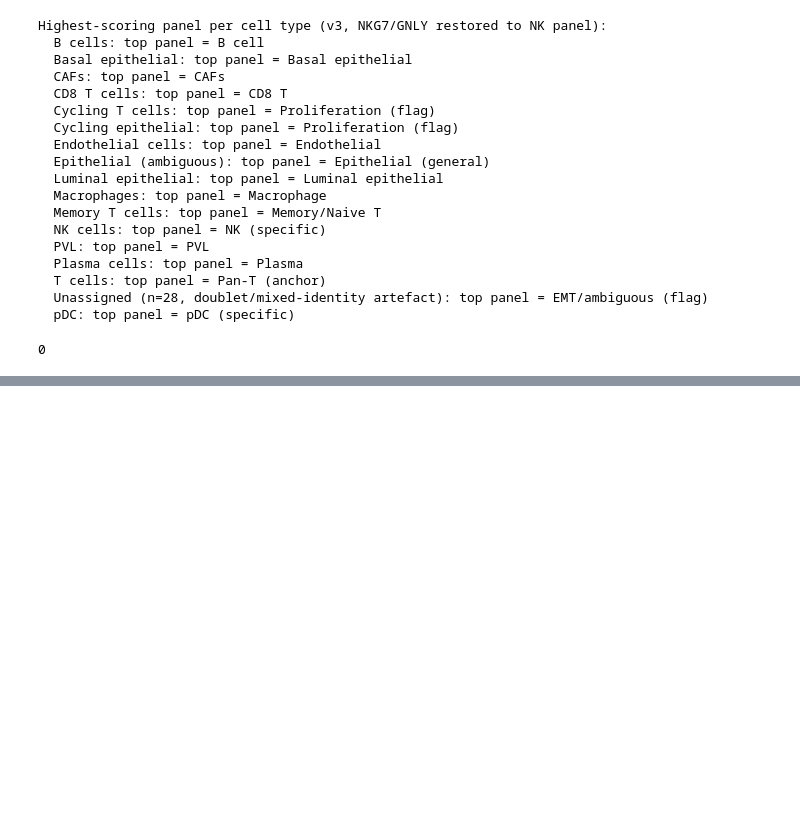
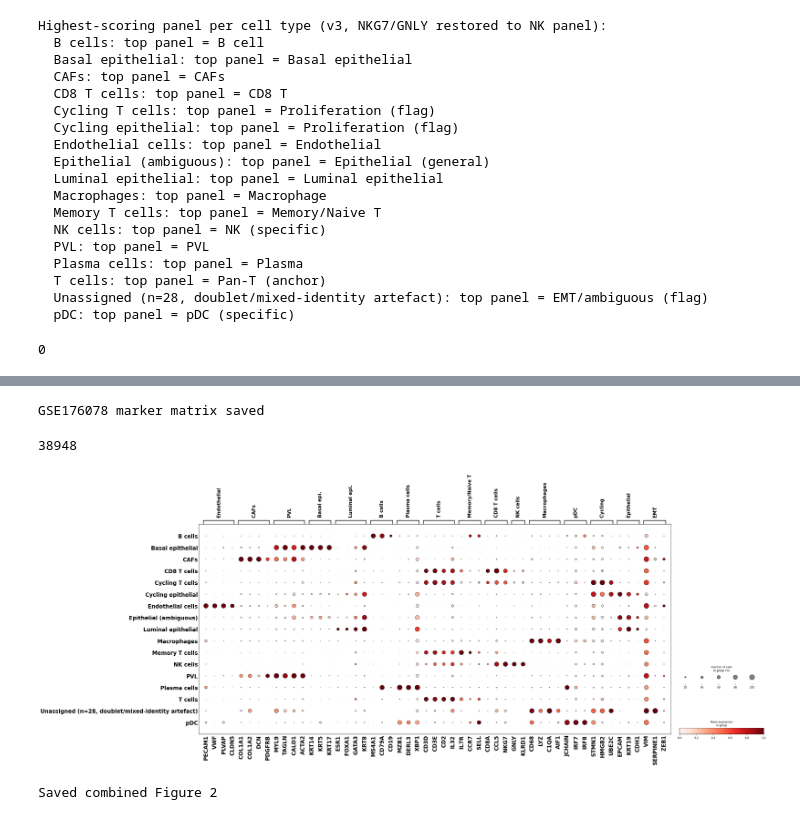
Before and after one commit to annamcstay/brca-scrnaseq-analysis, a Jupyter notebook: Notebooks/04_phase2_clustering_annotation_FINAL.ipynb, the cells around one changed output, grey strips where cells are left out. Saved outputs shown, nothing was run; the diff lists cells and outputs as text; code cells hidden in the pictures; blank space fills up the shorter version.

```diff
--- a/Notebooks/04_phase2_clustering_annotation_FINAL.ipynb
+++ b/Notebooks/04_phase2_clustering_annotation_FINAL.ipynb
@@ -1786,0 +1678,75 @@ GSE176078 marker matrix saved with visual category grouping
+# %%
+adata2 = sc.read_h5ad(PROCESSED_DIR / "GSE176078_phase2_v2_annotated_corrected.h5ad")
+
+canonical_markers_2 = {
+    "Endothelial": ["PECAM1", "VWF", "PLVAP", "CLDN5"],
+    "CAFs": ["COL1A1", "COL1A2", "DCN", "PDGFRB"],
+    "PVL": ["MYL9", "TAGLN", "CALD1", "ACTA2"],
+    "Basal epi.": ["KRT14", "KRT5", "KRT17"],
+    "Luminal epi.": ["ESR1", "FOXA1", "GATA3", "KRT8"],
+    "B cells": ["MS4A1", "CD79A", "CD19"],
+    "Plasma cells": ["MZB1", "DERL3", "XBP1"],
+    "T cells": ["CD3D", "CD3E", "CD2", "IL32"],
+    "Memory/Naive T": ["IL7R", "CCR7", "SELL"],
+    "CD8 T cells": ["CD8A", "CCL5", "NKG7"],
+    "NK cells": ["GNLY", "KLRD1"],
+    "Macrophages": ["CD68", "LYZ", "C1QA", "AIF1"],
+    "pDC": ["JCHAIN", "IRF7", "IRF8"],
+    "Cycling": ["STMN1", "HMGB2", "UBE2C"],
+    "Epithelial": ["EPCAM", "KRT19", "CDH1"],
+    "EMT": ["VIM", "SERPINE1", "ZEB1"],
+}
+
+dp2 = sc.pl.dotplot(adata2, canonical_markers_2, groupby="cell_type",
+                     use_raw=True, standard_scale="var",
+                     return_fig=True, show=False)
+dp2.style(cmap="Reds", dot_edge_color="black", dot_edge_lw=0.7, largest_dot=250)
+dp2.legend(width=3.5)
+
+ax_dict2 = dp2.get_axes()
+main_ax2 = ax_dict2["mainplot_ax"]
+main_ax2.set_xticklabels(main_ax2.get_xticklabels(), fontsize=17, fontweight="bold", rotation=90)
+main_ax2.set_yticklabels(main_ax2.get_yticklabels(), fontsize=17, fontweight="bold")
+main_ax2.tick_params(axis="both", length=0)
+
+if "gene_group_ax" in ax_dict2:
+    for txt in ax_dict2["gene_group_ax"].texts:
+        txt.set_fontsize(15)
+        txt.set_fontweight("bold")
+
+dp2.fig.set_size_inches(32, 14)
+dp2.savefig(FIGURE_DIR / "GSE176078_marker_matrix_v3.png", dpi=300, bbox_inches="tight", facecolor="white")
+plt.close(dp2.fig)
+print("GSE176078 marker matrix saved")
+
+del adata2
+gc.collect()
+# %% [output]
+GSE176078 marker matrix saved
+38948
+[figure, added]
+# %%
+import matplotlib.image as mpimg
+
+img_a = mpimg.imread(FIGURE_DIR / "GSE114725_marker_matrix_v3.png")
+img_b = mpimg.imread(FIGURE_DIR / "GSE176078_marker_matrix_v3.png")
+
+fig, axes = plt.subplots(2, 1, figsize=(26, 26))
+
+axes[0].imshow(img_a)
+axes[0].axis("off")
+axes[0].text(-0.02, 1.0, "A", transform=axes[0].transAxes,
+             fontsize=32, fontweight="bold", va="top", ha="right")
+
+axes[1].imshow(img_b)
+axes[1].axis("off")
+axes[1].text(-0.02, 1.0, "B", transform=axes[1].transAxes,
+             fontsize=32, fontweight="bold", va="top", ha="right")
+
+plt.tight_layout()
+plt.savefig(FIGURE_DIR / "Figure2_marker_matrix_combined.png",
+            dpi=300, bbox_inches="tight", facecolor="white")
+plt.close()
+print("Saved combined Figure 2")
+# %% [output]
+Saved combined Figure 2
```
Also changed, not shown: parts of 34 cells of this notebook, 49 other files.
